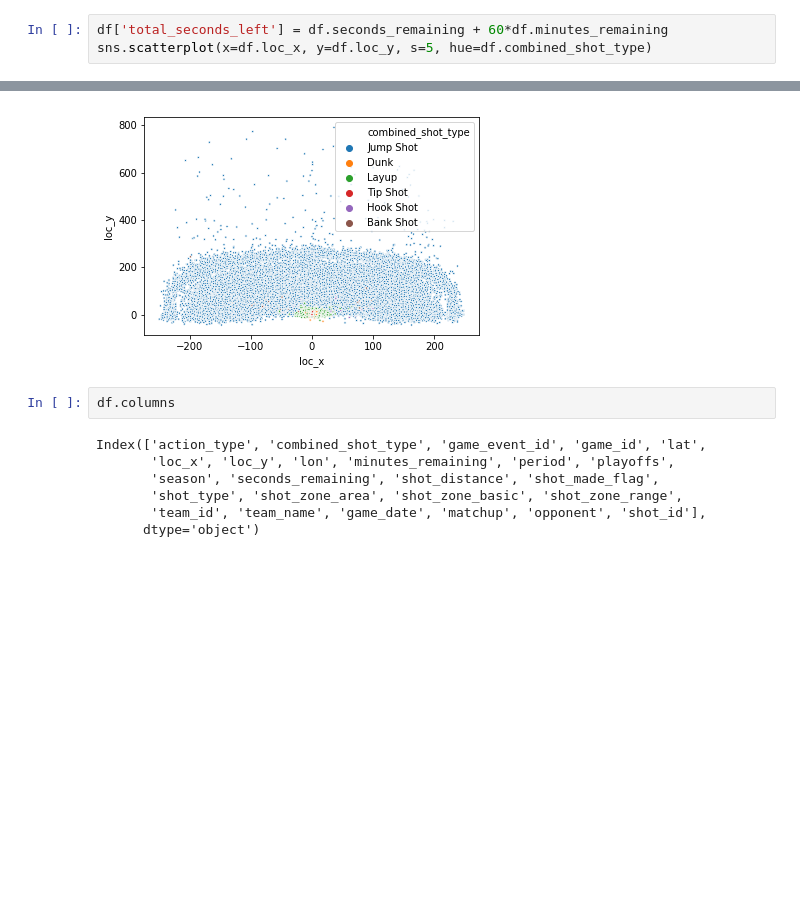
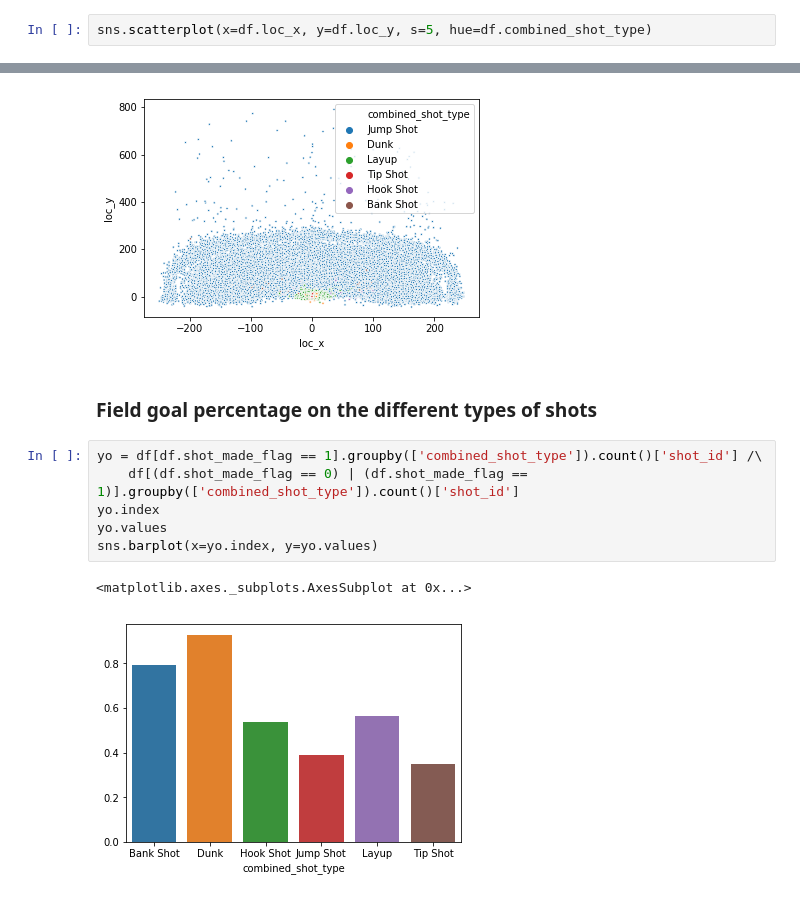
Before and after one commit to anishpdalal/mamba-mentality, a Jupyter notebook: data_viz.ipynb, the cells around one changed output, grey strips where cells are left out. Cells and saved outputs as stored; diff of their text form; blank space fills up the shorter version.

```diff
--- a/data_viz.ipynb
+++ b/data_viz.ipynb
@@ -101,15 +166,16 @@ sns.jointplot("loc_x", "loc_y", df_mod, kind = 'hex', color='red', gridsize=20)
 # %%
-df['total_seconds_left'] = df.seconds_remaining + 60*df.minutes_remaining
 sns.scatterplot(x=df.loc_x, y=df.loc_y, s=5, hue=df.combined_shot_type)
 # %% [output]
 <matplotlib.axes._subplots.AxesSubplot at 0x...>
 [figure]
-# %%
-df.columns
-# %% [output]
-Index(['action_type', 'combined_shot_type', 'game_event_id', 'game_id', 'lat',
-       'loc_x', 'loc_y', 'lon', 'minutes_remaining', 'period', 'playoffs',
-       'season', 'seconds_remaining', 'shot_distance', 'shot_made_flag',
-       'shot_type', 'shot_zone_area', 'shot_zone_basic', 'shot_zone_range',
-       'team_id', 'team_name', 'game_date', 'matchup', 'opponent', 'shot_id'],
-      dtype='object')
+# %% [markdown]
+### Field goal percentage on the different types of shots
+# %%
+yo = df[df.shot_made_flag == 1].groupby(['combined_shot_type']).count()['shot_id'] /\
+    df[(df.shot_made_flag == 0) | (df.shot_made_flag == 1)].groupby(['combined_shot_type']).count()['shot_id']
+yo.index
+yo.values
+sns.barplot(x=yo.index, y=yo.values)
+# %% [output]
+<matplotlib.axes._subplots.AxesSubplot at 0x...>
+[figure, added]
```
Also changed, not shown: parts of 23 cells of this notebook.
